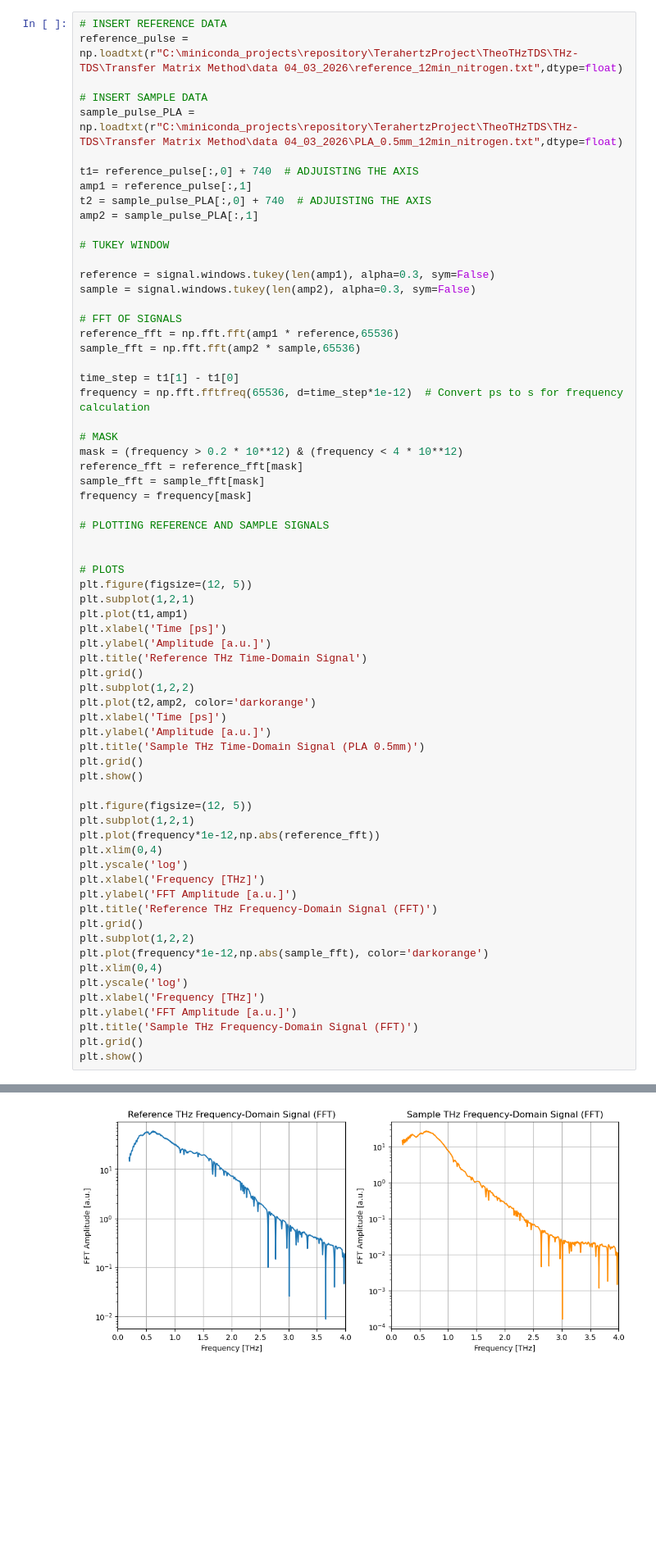
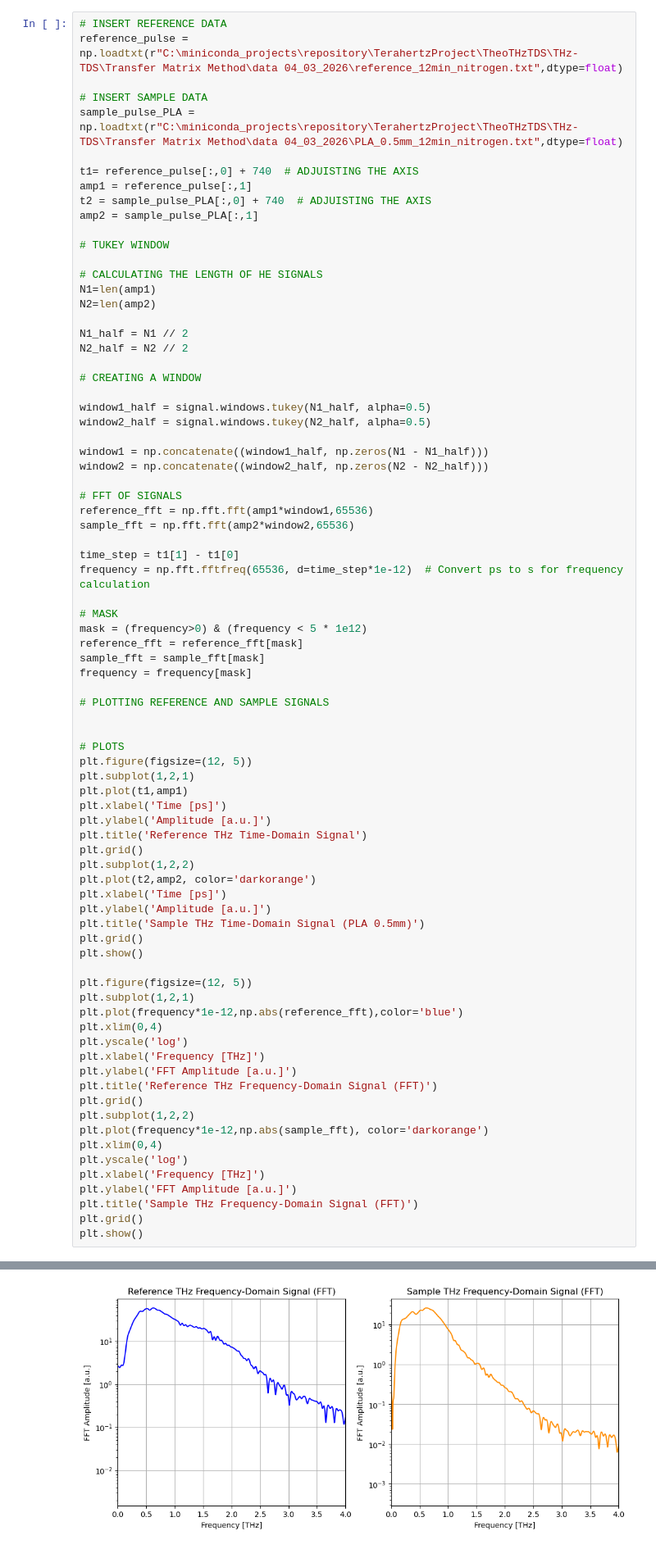
Before and after one commit to Loriginale2000/TerahertzProject, a Jupyter notebook: TheoTHzTDS/THz-TDS/Transfer Matrix Method/PLA_0.5mm.ipynb, the cells around one changed output, grey strips where cells are left out. Shown at 82% size. Drawn from its saved outputs; the diff is of its cells as text; blank space fills up the shorter version.

```diff
--- a/TheoTHzTDS/THz-TDS/Transfer Matrix Method/PLA_0.5mm.ipynb
+++ b/TheoTHzTDS/THz-TDS/Transfer Matrix Method/PLA_0.5mm.ipynb
@@ -33,18 +33,30 @@ amp2 = sample_pulse_PLA[:,1]
 
 # TUKEY WINDOW
 
-reference = signal.windows.tukey(len(amp1), alpha=0.3, sym=False)
-sample = signal.windows.tukey(len(amp2), alpha=0.3, sym=False)
+# CALCULATING THE LENGTH OF HE SIGNALS
+N1=len(amp1)
+N2=len(amp2)
+
+N1_half = N1 // 2
+N2_half = N2 // 2
+
+# CREATING A WINDOW
+
+window1_half = signal.windows.tukey(N1_half, alpha=0.5)
+window2_half = signal.windows.tukey(N2_half, alpha=0.5)
+
+window1 = np.concatenate((window1_half, np.zeros(N1 - N1_half)))
+window2 = np.concatenate((window2_half, np.zeros(N2 - N2_half)))
 
 # FFT OF SIGNALS
-reference_fft = np.fft.fft(amp1 * reference,65536)
-sample_fft = np.fft.fft(amp2 * sample,65536)
+reference_fft = np.fft.fft(amp1*window1,65536)
+sample_fft = np.fft.fft(amp2*window2,65536)
 
 time_step = t1[1] - t1[0]
 frequency = np.fft.fftfreq(65536, d=time_step*1e-12)  # Convert ps to s for frequency calculation
 
 # MASK
-mask = (frequency > 0.2 * 10**12) & (frequency < 4 * 10**12)
+mask = (frequency>0) & (frequency < 5 * 1e12)
 reference_fft = reference_fft[mask]
 sample_fft = sample_fft[mask]
 frequency = frequency[mask]
@@ -60,34 +72,34 @@ plt.xlabel('Time [ps]')
 plt.ylabel('Amplitude [a.u.]')
 plt.title('Reference THz Time-Domain Signal')
 plt.grid()
 plt.subplot(1,2,2)
 plt.plot(t2,amp2, color='darkorange')
 plt.xlabel('Time [ps]')
 plt.ylabel('Amplitude [a.u.]')
 plt.title('Sample THz Time-Domain Signal (PLA 0.5mm)')
 plt.grid()
 plt.show()
 
 plt.figure(figsize=(12, 5))
 plt.subplot(1,2,1)
-plt.plot(frequency*1e-12,np.abs(reference_fft))
+plt.plot(frequency*1e-12,np.abs(reference_fft),color='blue')
 plt.xlim(0,4)
 plt.yscale('log')
 plt.xlabel('Frequency [THz]')
 plt.ylabel('FFT Amplitude [a.u.]')
 plt.title('Reference THz Frequency-Domain Signal (FFT)')
 plt.grid()
 plt.subplot(1,2,2)
 plt.plot(frequency*1e-12,np.abs(sample_fft), color='darkorange')
 plt.xlim(0,4)
 plt.yscale('log')
 plt.xlabel('Frequency [THz]')
 plt.ylabel('FFT Amplitude [a.u.]')
 plt.title('Sample THz Frequency-Domain Signal (FFT)')
 plt.grid()
 plt.show()
 # %% [output]
 [figure]
-[figure, old version]
+[figure, new version]
 # %%
 # PHASE UNWRAPPING
```
Also changed, not shown: parts of 1 cell of this notebook, 3 other files.
